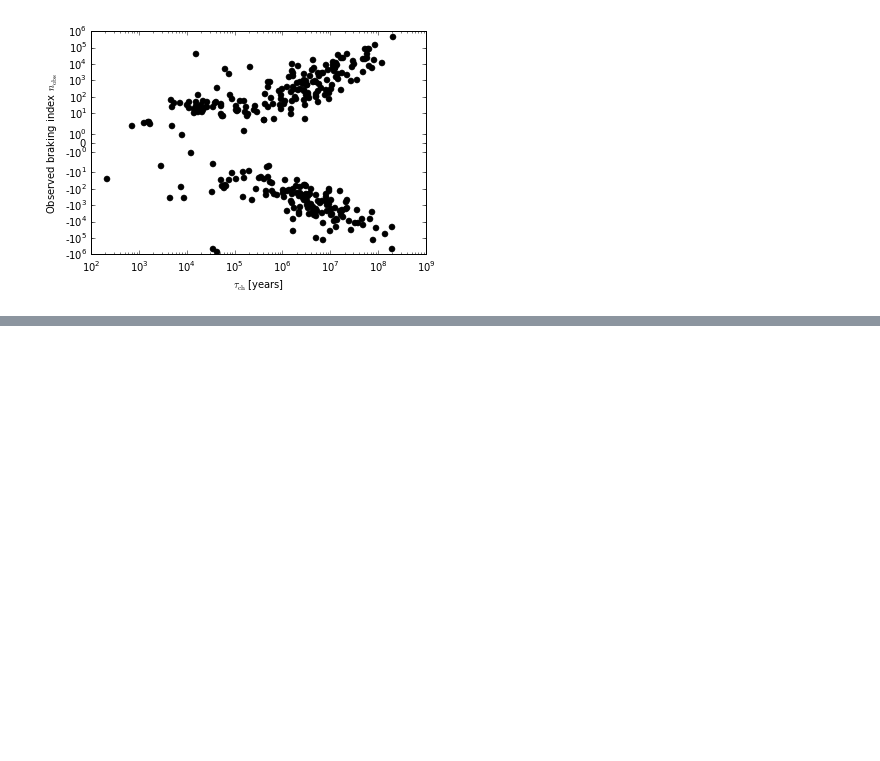
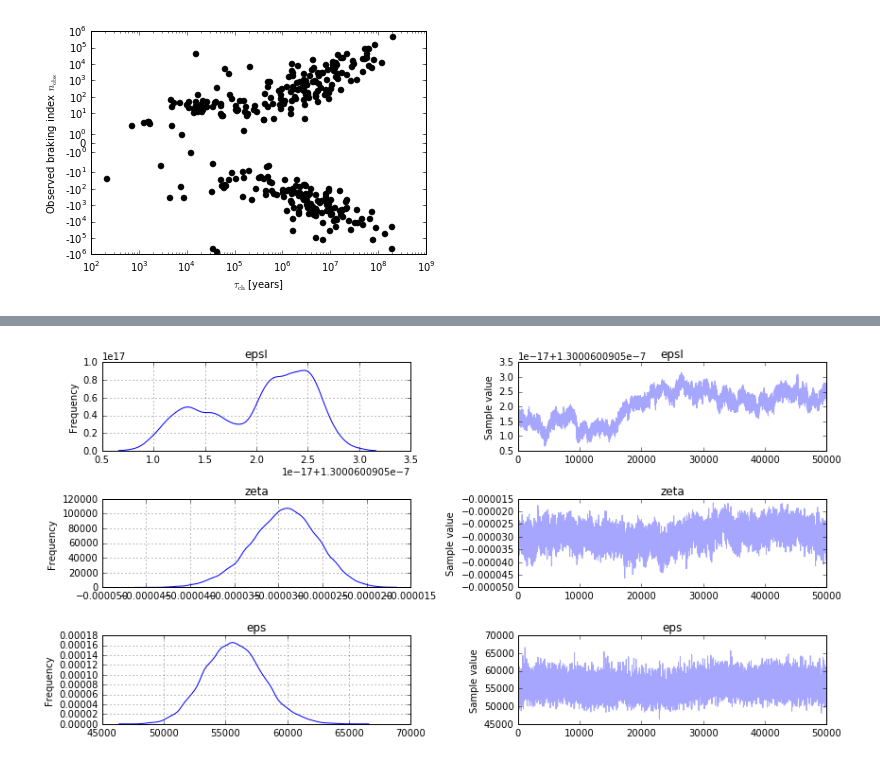
Before and after one commit to GregoryAshton/neutron_star_modelling, a Jupyter notebook: BrakingIndex/FittingToBiryukov.ipynb, the cells around one changed output, grey strips where cells are left out. Drawn from its saved outputs; the diff is of its cells as text; code cells hidden in the pictures; blank space fills up the shorter version.

```diff
--- a/BrakingIndex/FittingToBiryukov.ipynb
+++ b/BrakingIndex/FittingToBiryukov.ipynb
@@ -166,0 +77,5 @@ plt.show()
+# %%
+pm.traceplot(hierarchical_trace[nburn:], vars=['epsI', 'zeta', 'eps'])
+plt.show()
+# %% [output]
+[figure, added]
```
Also changed, not shown: parts of 18 cells of this notebook, 1 other file.
